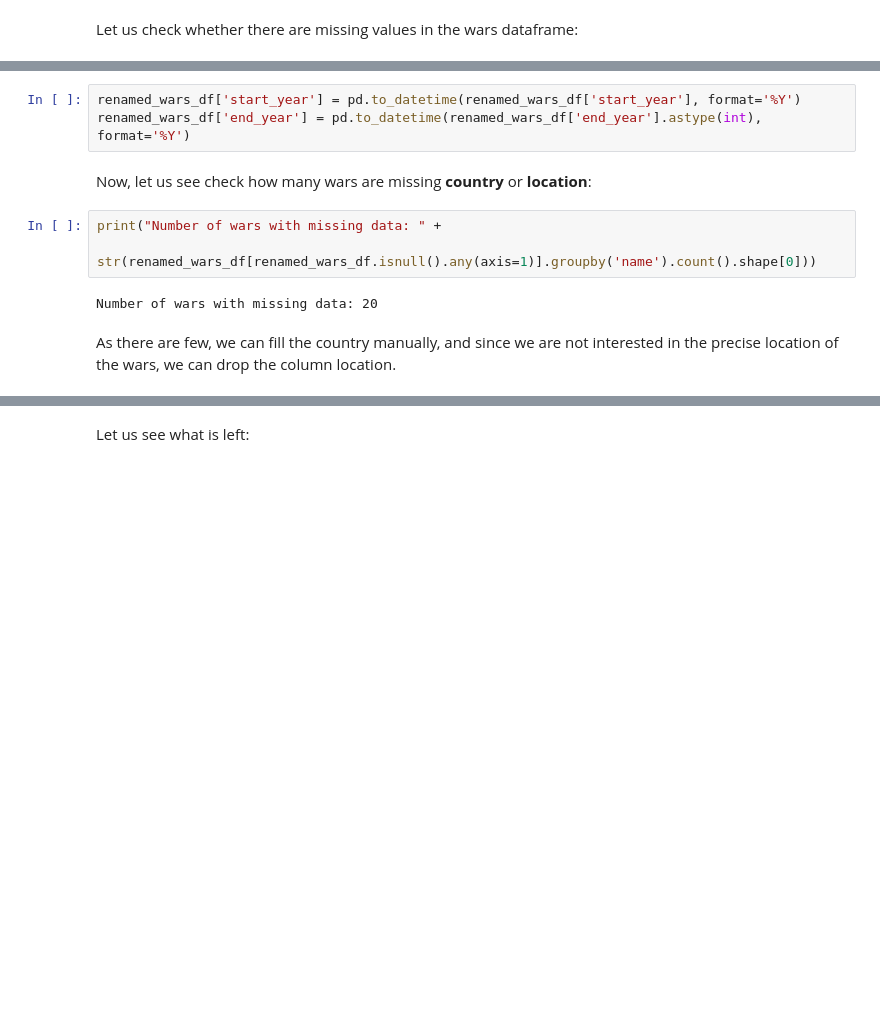
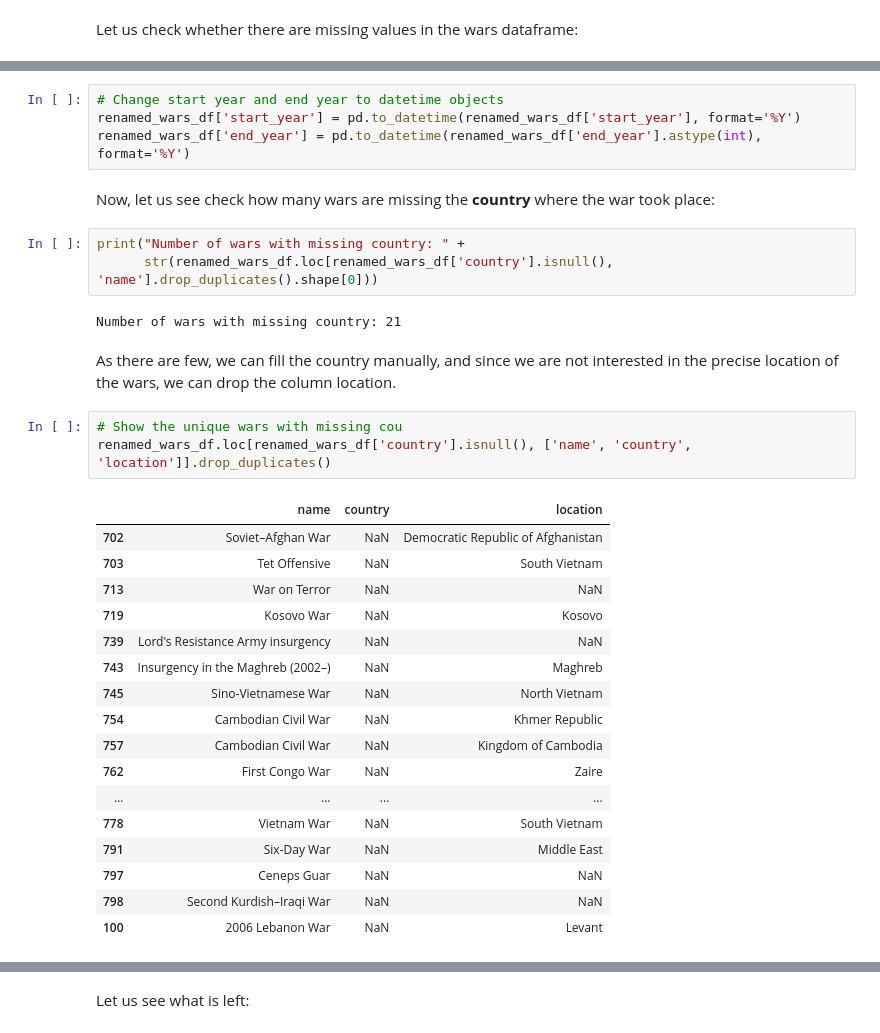
Before and after one commit to pull-fiction/make-crops-not-war, a Jupyter notebook: project.ipynb, the cells around one changed output, grey strips where cells are left out. Drawn from its saved outputs; the diff is of its cells as text; blank space fills up the shorter version.

```diff
--- a/project.ipynb
+++ b/project.ipynb
@@ -201,15 +239,37 @@ renamed_wars_df.loc[renamed_wars_df['end_year'].isnull(), 'end_year'] = datetime
 # %%
+# Change start year and end year to datetime objects
 renamed_wars_df['start_year'] = pd.to_datetime(renamed_wars_df['start_year'], format='%Y')
 renamed_wars_df['end_year'] = pd.to_datetime(renamed_wars_df['end_year'].astype(int), format='%Y')
 # %% [markdown]
-Now, let us see check how many wars are missing **country** or **location**:
+Now, let us see check how many wars are missing the **country** where the war took place:
 # %%
-print("Number of wars with missing data: " +
-      str(renamed_wars_df[renamed_wars_df.isnull().any(axis=1)].groupby('name').count().shape[0]))
+print("Number of wars with missing country: " +
+      str(renamed_wars_df.loc[renamed_wars_df['country'].isnull(), 'name'].drop_duplicates().shape[0]))
 # %% [output]
-Number of wars with missing data: 20
+Number of wars with missing country: 21
 # %% [markdown]
 As there are few, we can fill the country manually, and since we are not interested in the precise location of the wars, we can drop the column location.
+# %%
+# Show the unique wars with missing cou
+renamed_wars_df.loc[renamed_wars_df['country'].isnull(), ['name', 'country', 'location']].drop_duplicates()
+# %% [output]
+|  | name | country | location |
+| 702 | Soviet–Afghan War | NaN | Democratic Republic of Afghanistan |
+| 703 | Tet Offensive | NaN | South Vietnam |
+| 713 | War on Terror | NaN | NaN |
+| 719 | Kosovo War | NaN | Kosovo |
+| 739 | Lord's Resistance Army insurgency | NaN | NaN |
+| 743 | Insurgency in the Maghreb (2002–) | NaN | Maghreb |
+| 745 | Sino-Vietnamese War | NaN | North Vietnam |
+| 754 | Cambodian Civil War | NaN | Khmer Republic |
+| 757 | Cambodian Civil War | NaN | Kingdom of Cambodia |
+| 762 | First Congo War | NaN | Zaire |
+| ... | ... | ... | ... |
+| 778 | Vietnam War | NaN | South Vietnam |
+| 791 | Six-Day War | NaN | Middle East |
+| 797 | Ceneps Guar | NaN | NaN |
+| 798 | Second Kurdish–Iraqi War | NaN | NaN |
+| 100 | 2006 Lebanon War | NaN | Levant |
 # %%
 non_null_wars_df = renamed_wars_df.copy()
 
```
Also changed, not shown: parts of 46 cells of this notebook, 9 other files.
